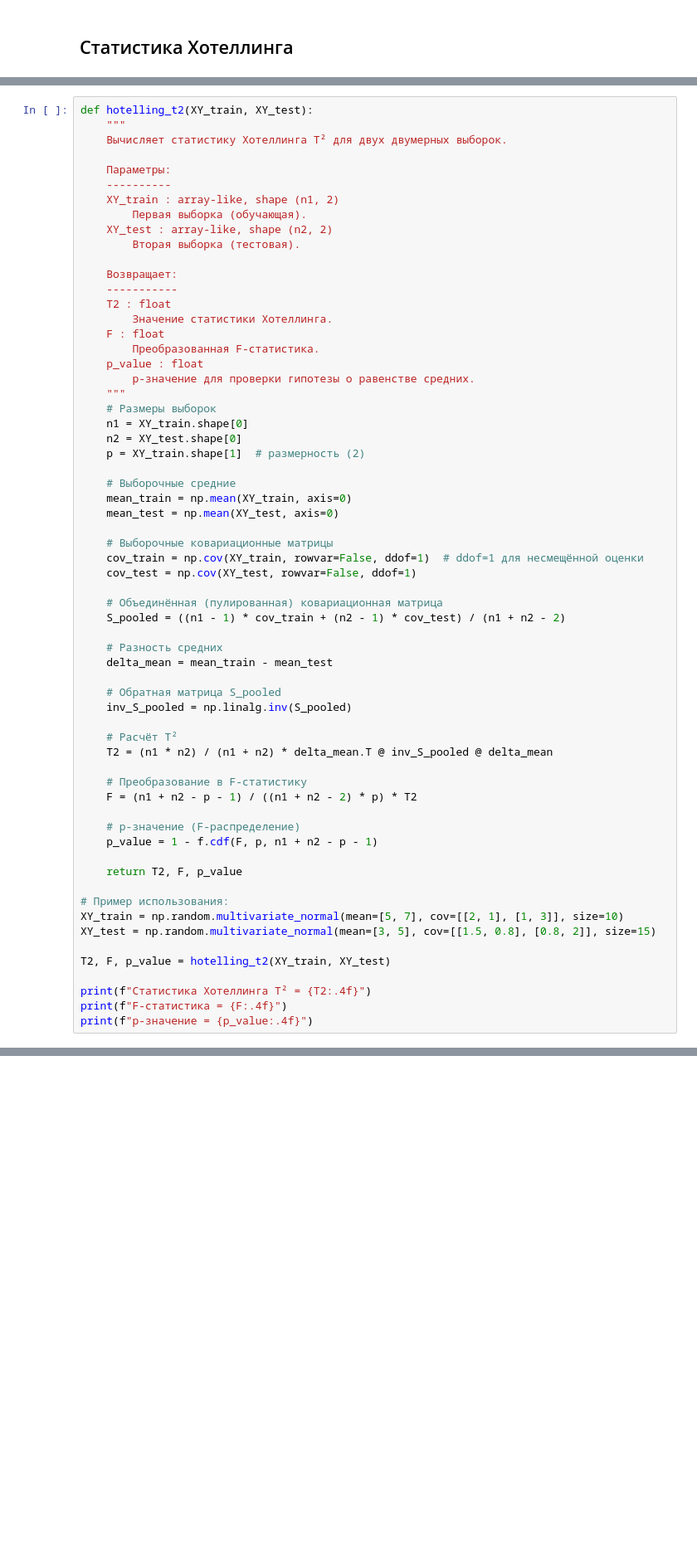
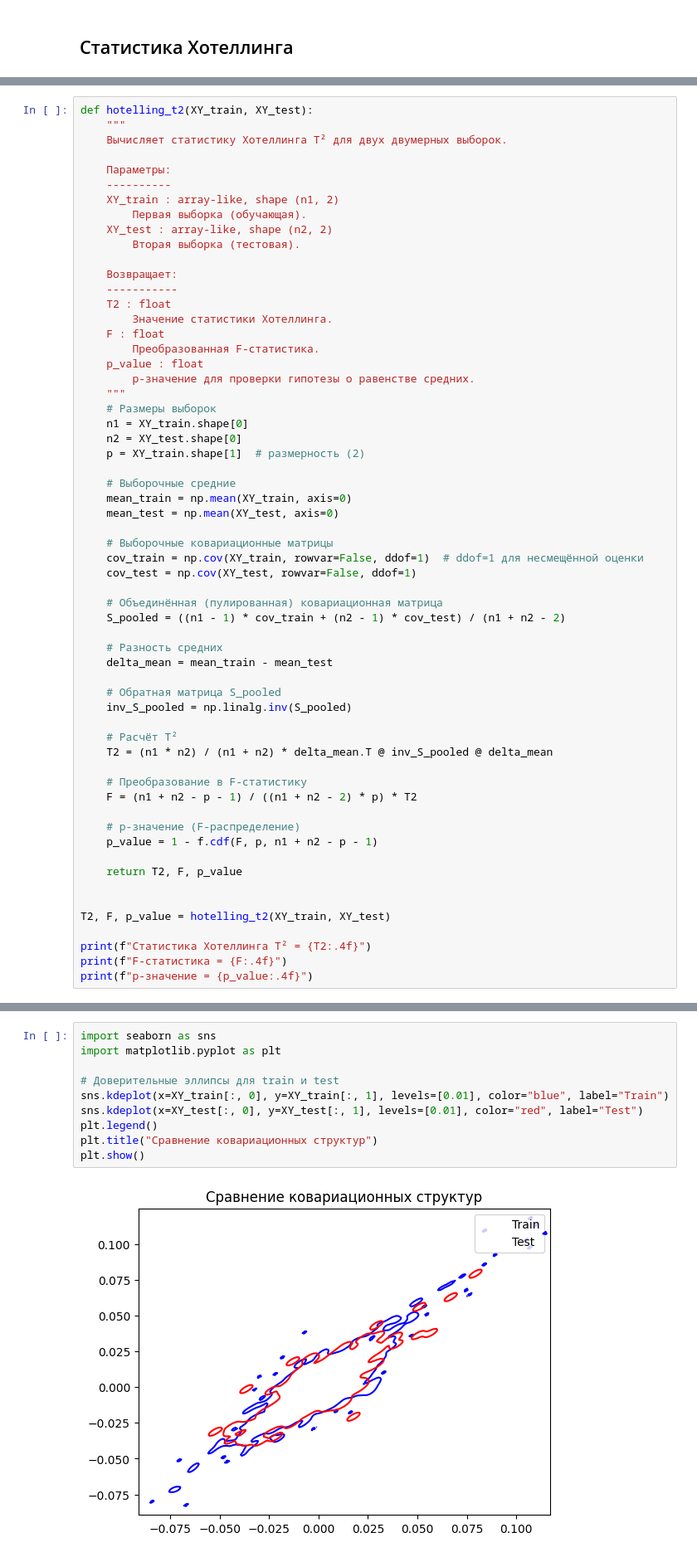
Before and after one commit to AnfimovAleksandr/mag_diploma, a Jupyter notebook: Проверка_разделения.ipynb, the cells around one changed output, grey strips where cells are left out. Shown at 83% size. Cells and saved outputs as stored; diff of their text form; blank space fills up the shorter version.

```diff
--- a/Проверка_разделения.ipynb
+++ b/Проверка_разделения.ipynb
@@ -223,9 +319,6 @@ def hotelling_t2(XY_train, XY_test):
 
     return T2, F, p_value
 
-# Пример использования:
-XY_train = np.random.multivariate_normal(mean=[5, 7], cov=[[2, 1], [1, 3]], size=10)
-XY_test = np.random.multivariate_normal(mean=[3, 5], cov=[[1.5, 0.8], [0.8, 2]], size=15)
 
 T2, F, p_value = hotelling_t2(XY_train, XY_test)
 
@@ -240,0 +334,12 @@ p-значение = 0.0006
+# %%
+import seaborn as sns
+import matplotlib.pyplot as plt
+
+# Доверительные эллипсы для train и test
+sns.kdeplot(x=XY_train[:, 0], y=XY_train[:, 1], levels=[0.01], color="blue", label="Train")
+sns.kdeplot(x=XY_test[:, 0], y=XY_test[:, 1], levels=[0.01], color="red", label="Test")
+plt.legend()
+plt.title("Сравнение ковариационных структур")
+plt.show()
+# %% [output]
+[figure, added]
```
Also changed, not shown: parts of 8 cells of this notebook.
